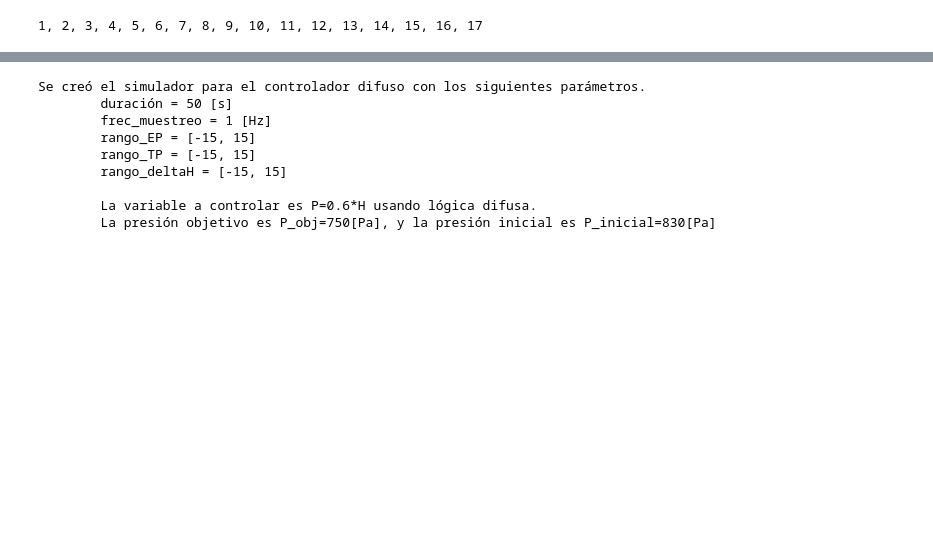
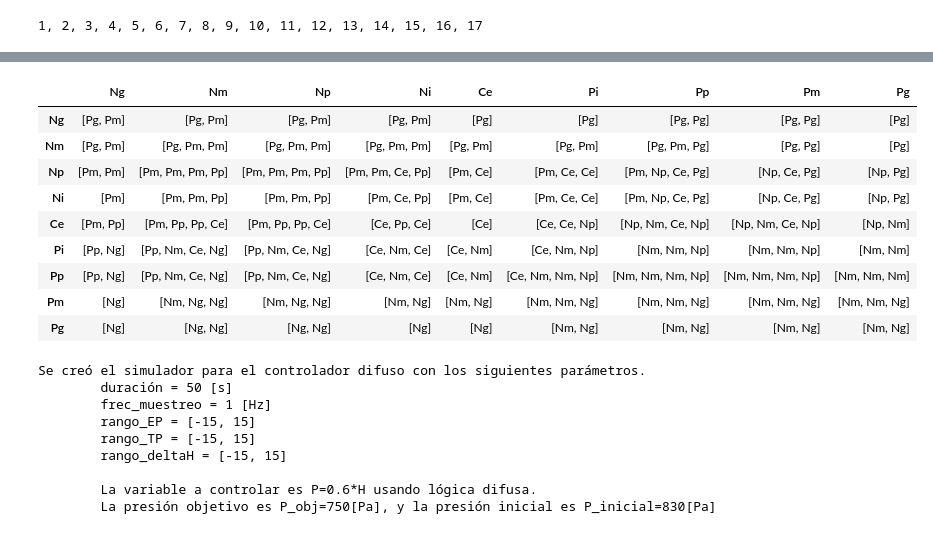
Before and after one commit to NicolasIsla/fuzzy-chainsaw, a Jupyter notebook: proyecto1.ipynb, the cells around one changed output, grey strips where cells are left out. Cells and saved outputs as stored; diff of their text form; code cells hidden in the pictures; blank space fills up the shorter version.

Commit message:
se añade mapa de reglas

```diff
--- a/proyecto1.ipynb
+++ b/proyecto1.ipynb
@@ -138,3 +160,45 @@ plt.show()
+# %%
+# dataframe que contendra el mapa de reglas E2 columnas E1 Index
+map_rules = pd.DataFrame(columns=Fuzzy_Values.keys(), index=Fuzzy_Values.keys())
+# diccionario que intercambia las llaves y valores del Fuzzy_Values, conjunto trapecio -> nombre conjunto
+inverted_Fuzzy_Values = {value: key for key, value in Fuzzy_Values.items()}
+# Se itera por E1
+for E1 in map_rules.index:
+    # Se itera por E2
+    for E2 in map_rules.columns:
+        # Se extraen los conjuntos trapezoidales
+        conjunto_E1 = Fuzzy_Values[E1]
+        conjunto_E2 = Fuzzy_Values[E2]
+        # se crea la lista donde ira el conjunto resultante de la activacion de ambas entradas
+        map_rules.loc[E1,E2] = []
+        # Se itera por regla
+        for i, (regla_EP, regla_TP) in enumerate(mapa_reglas.keys()):
+            # Se busca que los elementos E1 y E2 no tengan intersección vacía con las reglas
+            con_E1 =  ( min(regla_EP) <= min(conjunto_E1) < max(regla_EP) ) or ( min(regla_EP) < max(conjunto_E1) <= max(regla_EP) )
+            con_E2 =  ( min(regla_TP) <= min(conjunto_E2) < max(regla_TP) ) or ( min(regla_TP) < max(conjunto_E2) <= max(regla_TP) )
+            # caso donde hay intersección
+            if con_E1 and con_E2:
+                # Se extraen los elementos de la celda
+                lista = map_rules.loc[E1,E2]
+                # Se extraen el nombre del conjunto trapezoidal
+                conjunto = inverted_Fuzzy_Values[mapa_reglas[regla_EP, regla_TP]]
+                # Se añade a la lista
+                lista.append(inverted_Fuzzy_Values[mapa_reglas[regla_EP, regla_TP]])
+                # Se reescribe el valor de la celda
+                map_rules.loc[E1,E2] = lista
+
+map_rules
+# %% [output]
+|  | Ng | Nm | Np | Ni | Ce | Pi | Pp | Pm | Pg |
+| Ng | [Pg, Pm] | [Pg, Pm] | [Pg, Pm] | [Pg, Pm] | [Pg] | [Pg] | [Pg, Pg] | [Pg, Pg] | [Pg] |
+| Nm | [Pg, Pm] | [Pg, Pm, Pm] | [Pg, Pm, Pm] | [Pg, Pm, Pm] | [Pg, Pm] | [Pg, Pm] | [Pg, Pm, Pg] | [Pg, Pg] | [Pg] |
+| Np | [Pm, Pm] | [Pm, Pm, Pm, Pp] | [Pm, Pm, Pm, Pp] | [Pm, Pm, Ce, Pp] | [Pm, Ce] | [Pm, Ce, Ce] | [Pm, Np, Ce, Pg] | [Np, Ce, Pg] | [Np, Pg] |
+| Ni | [Pm] | [Pm, Pm, Pp] | [Pm, Pm, Pp] | [Pm, Ce, Pp] | [Pm, Ce] | [Pm, Ce, Ce] | [Pm, Np, Ce, Pg] | [Np, Ce, Pg] | [Np, Pg] |
+| Ce | [Pm, Pp] | [Pm, Pp, Pp, Ce] | [Pm, Pp, Pp, Ce] | [Ce, Pp, Ce] | [Ce] | [Ce, Ce, Np] | [Np, Nm, Ce, Np] | [Np, Nm, Ce, Np] | [Np, Nm] |
+| Pi | [Pp, Ng] | [Pp, Nm, Ce, Ng] | [Pp, Nm, Ce, Ng] | [Ce, Nm, Ce] | [Ce, Nm] | [Ce, Nm, Np] | [Nm, Nm, Np] | [Nm, Nm, Np] | [Nm, Nm] |
+| Pp | [Pp, Ng] | [Pp, Nm, Ce, Ng] | [Pp, Nm, Ce, Ng] | [Ce, Nm, Ce] | [Ce, Nm] | [Ce, Nm, Nm, Np] | [Nm, Nm, Nm, Np] | [Nm, Nm, Nm, Np] | [Nm, Nm, Nm] |
+| Pm | [Ng] | [Nm, Ng, Ng] | [Nm, Ng, Ng] | [Nm, Ng] | [Nm, Ng] | [Nm, Nm, Ng] | [Nm, Nm, Ng] | [Nm, Nm, Ng] | [Nm, Nm, Ng] |
+| Pg | [Ng] | [Ng, Ng] | [Ng, Ng] | [Ng] | [Ng] | [Nm, Ng] | [Nm, Ng] | [Nm, Ng] | [Nm, Ng] |
 # %%
 # Se definen condiciones iniciales y restricciones para los valores difusos.
 T = 50  # (s) Tiempo de simulación
```
Also changed, not shown: parts of 1 cell of this notebook.
